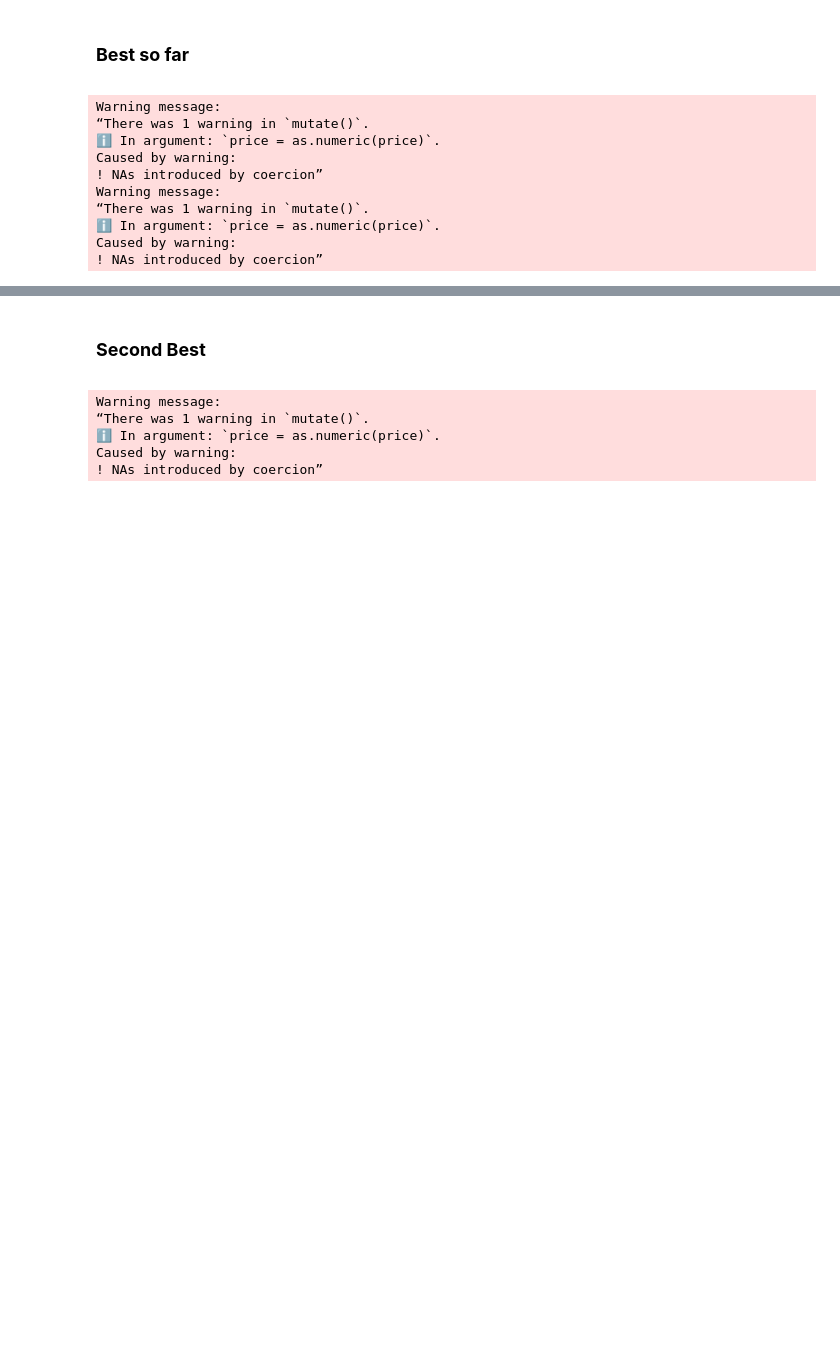
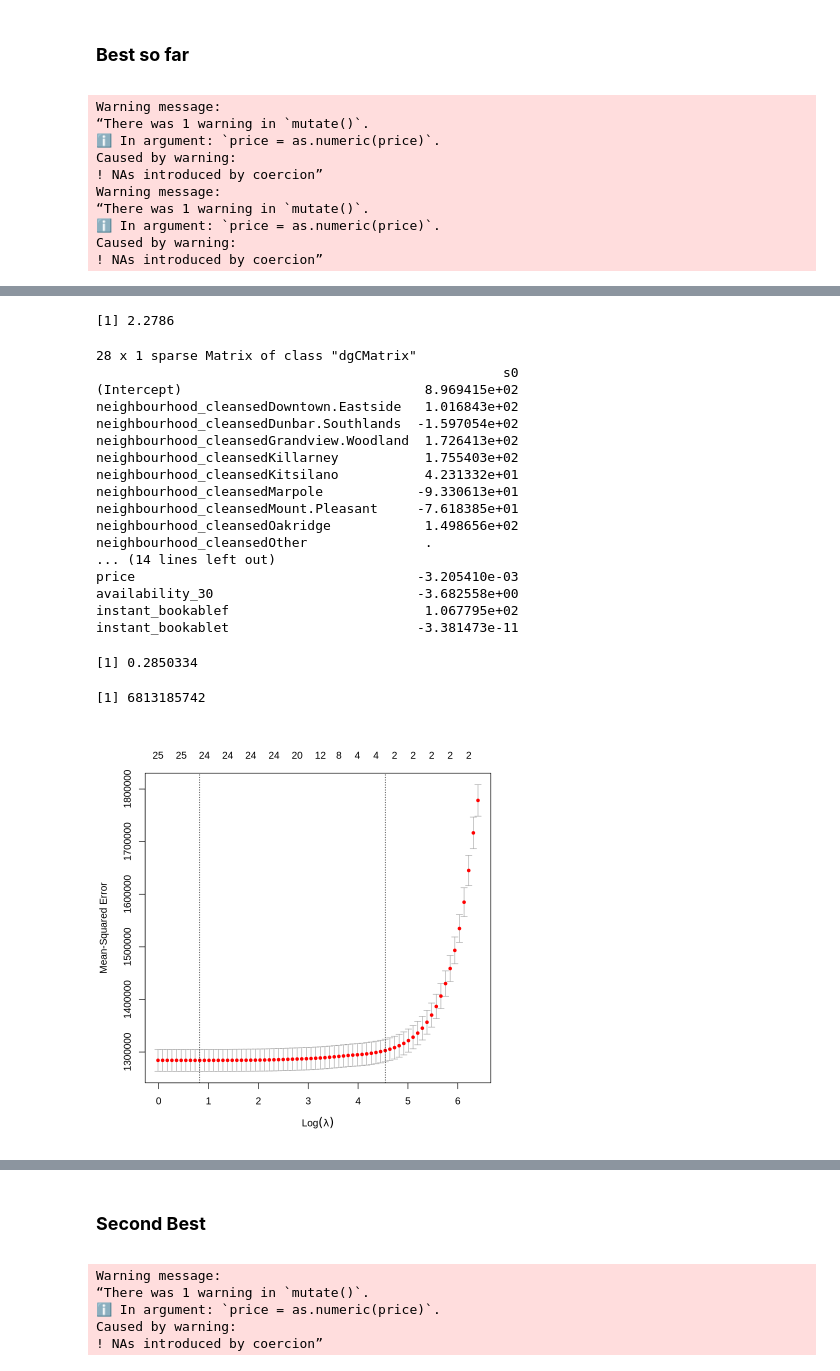
Before and after one commit to amahaj02/WIDS-Case-Comp, a Jupyter notebook: sidd.ipynb, the cells around one changed output, grey strips where cells are left out. Cells and saved outputs as stored; diff of their text form; code cells hidden in the pictures; blank space fills up the shorter version.

```diff
--- a/sidd.ipynb
+++ b/sidd.ipynb
@@ -147,0 +284,45 @@ A data.frame: 6 × 2
+# %%
+y_30 <- train_clean_30$monthly_revenue
+x_30 <- makeX(train_clean_30 %>% select(-monthly_revenue),
+          na.impute = TRUE)
+
+cv_model_30 <- cv.glmnet(x_30, y_30, alpha = 1)
+
+best_lambda_30 <- cv_model_30$lambda.min
+best_lambda_30
+
+plot(cv_model_30)
+
+best_model_30 <- glmnet(x_30, y_30, alpha = 1, lambda = best_lambda_30)
+coef(best_model_30)
+
+pred_y_30 <- predict(best_model_30, s = best_lambda_30, newx = x_30)
+
+sst_30 <- sum((y_30 - mean(y_30))^2)
+sse_30 <- sum((pred_y_30 - y_30)^2)
+
+rsq_30 <- 1 - sse_30/sst_30
+rsq_30
+sse_30
+# %% [output]
+[1] 2.2786
+28 x 1 sparse Matrix of class "dgCMatrix"
+                                                    s0
+(Intercept)                               8.969415e+02
+neighbourhood_cleansedDowntown.Eastside   1.016843e+02
+neighbourhood_cleansedDunbar.Southlands  -1.597054e+02
+neighbourhood_cleansedGrandview.Woodland  1.726413e+02
+neighbourhood_cleansedKillarney           1.755403e+02
+neighbourhood_cleansedKitsilano           4.231332e+01
+neighbourhood_cleansedMarpole            -9.330613e+01
+neighbourhood_cleansedMount.Pleasant     -7.618385e+01
+neighbourhood_cleansedOakridge            1.498656e+02
+neighbourhood_cleansedOther               .
+... (14 lines left out)
+price                                    -3.205410e-03
+availability_30                          -3.682558e+00
+instant_bookablef                         1.067795e+02
+instant_bookablet                        -3.381473e-11
+[1] 0.2850334
+[1] 6813185742
+[figure, added]
```
Also changed, not shown: parts of 22 cells of this notebook.
